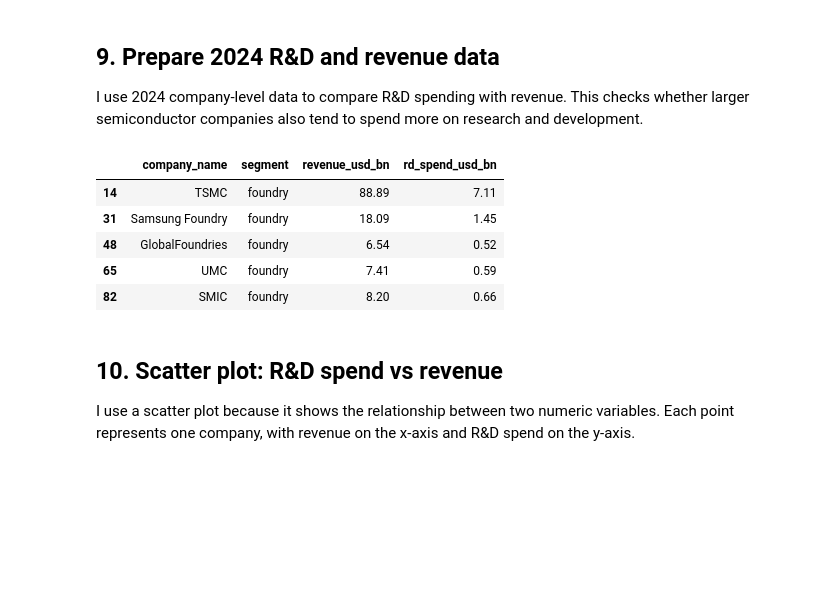
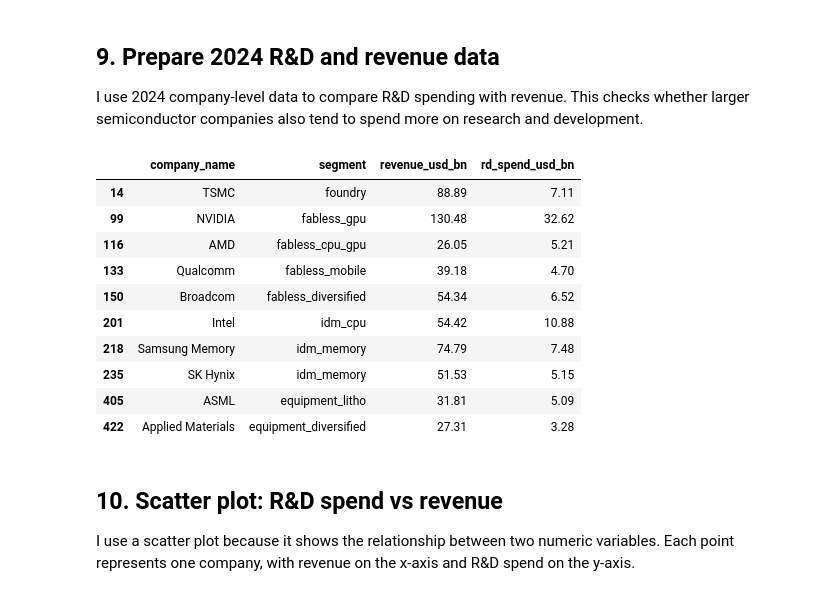
Before and after one commit to dlgkwls/semicon-analysis-1, a Jupyter notebook: semiconductor_revenue_summary_2010_2026.ipynb, the cells around one changed output. Saved outputs shown, nothing was run; the diff lists cells and outputs as text; code cells hidden in the pictures; blank space fills up the shorter version.

```diff
--- a/semiconductor_revenue_summary_2010_2026.ipynb
+++ b/semiconductor_revenue_summary_2010_2026.ipynb
@@ -84,10 +84,14 @@ clean_df["year"] = clean_df["year"].astype(int)
 # Clean text columns
 text_cols = ["company_name", "ticker", "country_iso3", "segment"]
 
-"""ask gpt: can text_cols = clean_df[col].select_dtypes(include = "object").columns"""
+for col in text_cols:
+  clean_df[col] = clean_df[col].astype(str).str.strip()
+
+"""OR
+text_cols = clean_df.select_dtypes(include="object").columns
 
 for col in text_cols:
-  clean_df[col] = clean_df[col].astype(str).str.strip()
+    clean_df[col] = clean_df[col].astype(str).str.strip()"""
 
 # Median-fill numeric columns
 numeric_cols = clean_df.select_dtypes(include = "number").columns
@@ -232,18 +229,23 @@ I use 2024 company-level data to compare R&D spending with revenue. This checks
 # %%
 scatter_2024 = clean_df[clean_df["year"] == 2024].copy()
 
 scatter_2024 = scatter_2024[
     ["company_name", "segment", "revenue_usd_bn", "rd_spend_usd_bn"]
 ]
 
-scatter_2024.head()
+scatter_2024[scatter_2024["revenue_usd_bn"] > 25 ]
 # %% [output]
 |  | company_name | segment | revenue_usd_bn | rd_spend_usd_bn |
 | 14 | TSMC | foundry | 88.89 | 7.11 |
-| 31 | Samsung Foundry | foundry | 18.09 | 1.45 |
-| 48 | GlobalFoundries | foundry | 6.54 | 0.52 |
-| 65 | UMC | foundry | 7.41 | 0.59 |
-| 82 | SMIC | foundry | 8.20 | 0.66 |
+| 99 | NVIDIA | fabless_gpu | 130.48 | 32.62 |
+| 116 | AMD | fabless_cpu_gpu | 26.05 | 5.21 |
+| 133 | Qualcomm | fabless_mobile | 39.18 | 4.70 |
+| 150 | Broadcom | fabless_diversified | 54.34 | 6.52 |
+| 201 | Intel | idm_cpu | 54.42 | 10.88 |
+| 218 | Samsung Memory | idm_memory | 74.79 | 7.48 |
+| 235 | SK Hynix | idm_memory | 51.53 | 5.15 |
+| 405 | ASML | equipment_litho | 31.81 | 5.09 |
+| 422 | Applied Materials | equipment_diversified | 27.31 | 3.28 |
 # %% [markdown]
 ## 10. Scatter plot: R&D spend vs revenue
 
```
Also changed, not shown: parts of 3 cells of this notebook.
